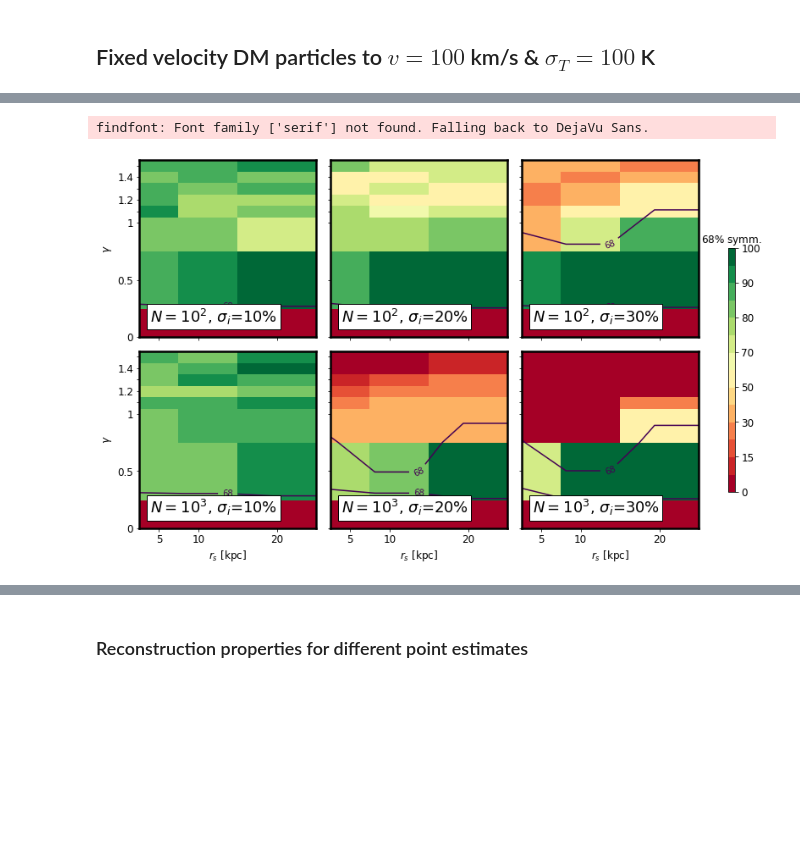
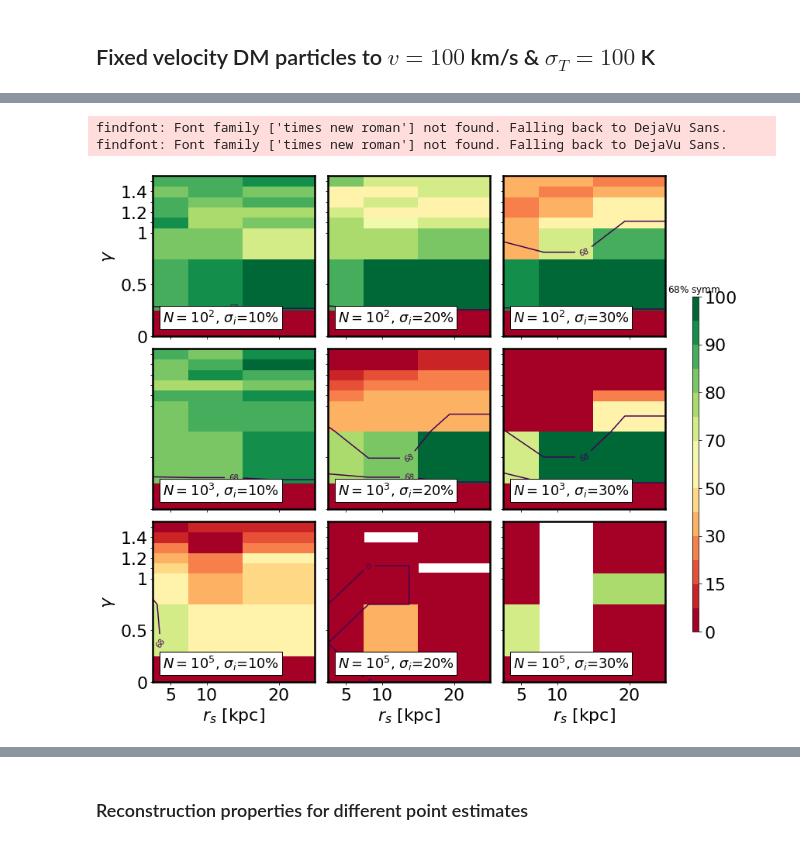
Before and after one commit to SvPoder/exoplanets, a Jupyter notebook: jupyter-notebook/reconstructed_DM.ipynb, the cells around one changed output, grey strips where cells are left out. Cells and saved outputs as stored; diff of their text form; code cells hidden in the pictures; blank space fills up the shorter version.

```diff
--- a/jupyter-notebook/reconstructed_DM.ipynb
+++ b/jupyter-notebook/reconstructed_DM.ipynb
@@ -470 +351,3 @@ axes[0, 0].plot(x, y, ls="-", color="r", lw=2.5)
+# %%
+plt.rc('font', family='serif',size=22)
 # %%
@@ -589,24 +936,30 @@ fig.savefig("fixedT100K_nwalkers100_FSE_" + PE + "_rs.pdf", bbox_inches="tight")
 # %%
-fig, ax = plt.subplots(2, 3, figsize=(12, 8))
+fig, ax = plt.subplots(3, 3, figsize=(12, 12))
 
 path = "/home/mariacst/exoplanets/results/velocity/v100/fixedT100K/"
 CR   = "LI"
 ex   = "fixedT100K_nwalkers100"
 im   = grid_coverage_all(path, 100, 0.1, ex, ax[0, 0], CR, False, True, True, False)
-im   = grid_coverage_all(path, 1000, 0.1, ex, ax[1, 0], CR, False, True, True, True)
+im   = grid_coverage_all(path, 1000, 0.1, ex, ax[1, 0], CR, False, True, False, False)
+im   = grid_coverage_all_1e5(path, 100000, 0.1, "fixedT100K", ax[2, 0], CR, False, True, True, True)
+
 im   = grid_coverage_all(path, 100, 0.2, ex, ax[0, 1], CR, False, True, False, False)
-im   = grid_coverage_all(path, 1000, 0.2, ex, ax[1, 1], CR, False, True, False, True)
+im   = grid_coverage_all(path, 1000, 0.2, ex, ax[1, 1], CR, False, True, False, False)
+im   = grid_coverage_all_1e5(path, 100000, 0.2, "fixedT100K", ax[2, 1], CR, False, True, False, True)
+
 im   = grid_coverage_all(path, 100, 0.3, ex, ax[0, 2], CR, False, True, False, False)
-im   = grid_coverage_all(path, 1000, 0.3, ex, ax[1, 2],CR, False, True, False, True)
+im   = grid_coverage_all(path, 1000, 0.3, ex, ax[1, 2],CR, False, True, False, False)
+im   = grid_coverage_all_1e5(path, 100000, 0.3, "fixedT100K", ax[2, 2], CR, False, True, False, True)
 
 fig.subplots_adjust(right=0.89)
 cbar_ax = fig.add_axes([0.93, 0.2, 0.01, 0.5])
 cbar = fig.colorbar(im, cax=cbar_ax)
 cbar.ax.set_title(r"68$\%$ symm.", size=12.)
 fig.subplots_adjust(wspace=0.08, hspace=0.08)
 
-fig.savefig("fixedT100K_nwalkers100_coverage_" + CR + "_gamma.pdf", bbox_inches="tight")
+#fig.savefig("fixedT100K_nwalkers100_coverage_" + CR + "_gamma.pdf", bbox_inches="tight")
 # %% [output]
-findfont: Font family ['serif'] not found. Falling back to DejaVu Sans.
+findfont: Font family ['times new roman'] not found. Falling back to DejaVu Sans.
+findfont: Font family ['times new roman'] not found. Falling back to DejaVu Sans.
-[figure, old version]
+[figure, new version]
 # %%
```
Also changed, not shown: parts of 39 cells of this notebook, 10 other files.
